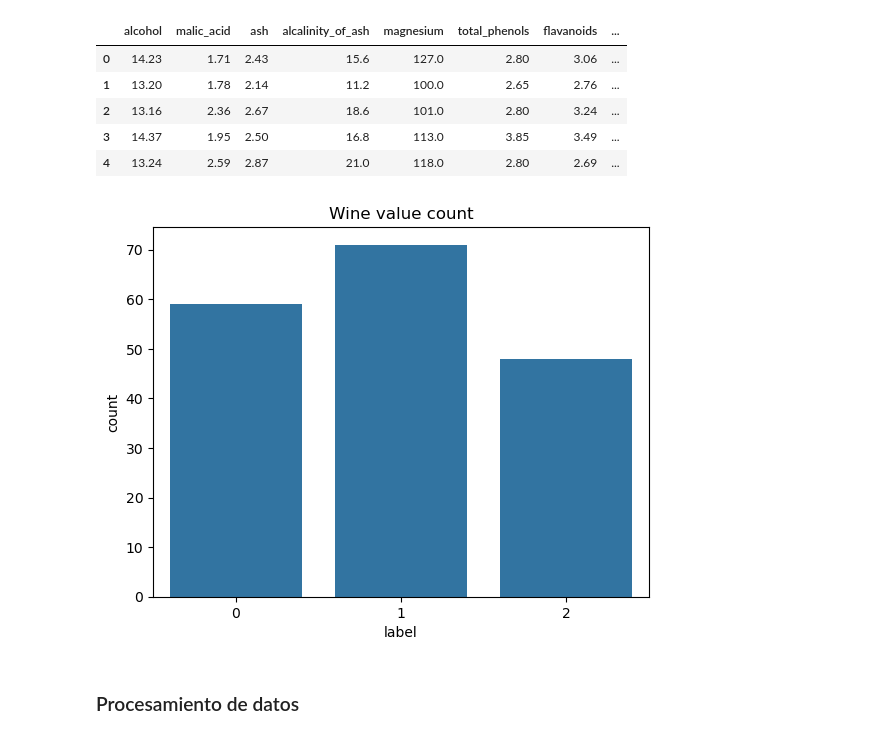
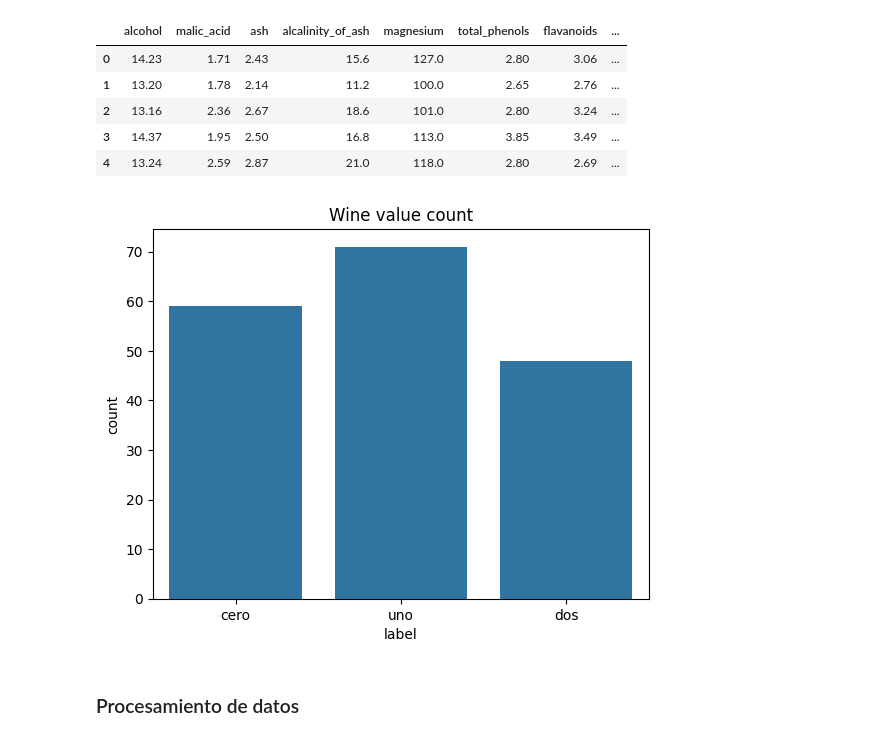
Before and after one commit to EstebanGomezVal/Modelado_datos_Valerio, a Jupyter notebook: Procesamiento/PCA.ipynb, the cells around one changed output. Saved outputs shown, nothing was run; the diff lists cells and outputs as text; code cells hidden in the pictures.

```diff
--- a/Procesamiento/PCA.ipynb
+++ b/Procesamiento/PCA.ipynb
@@ -73,11 +73,12 @@ df.head()
 # %%
 sns.countplot(
     x='label',
     data=df)
 plt.title('Wine value count')
+plt.xticks(np.arange(3), ['cero', 'uno', 'dos'])
 plt.show()
 # %% [output]
-[figure, old version]
+[figure, new version]
 # %%
 #separar X y Y
 X = wine_data.data
```
Also changed, not shown: parts of 3 cells of this notebook.
